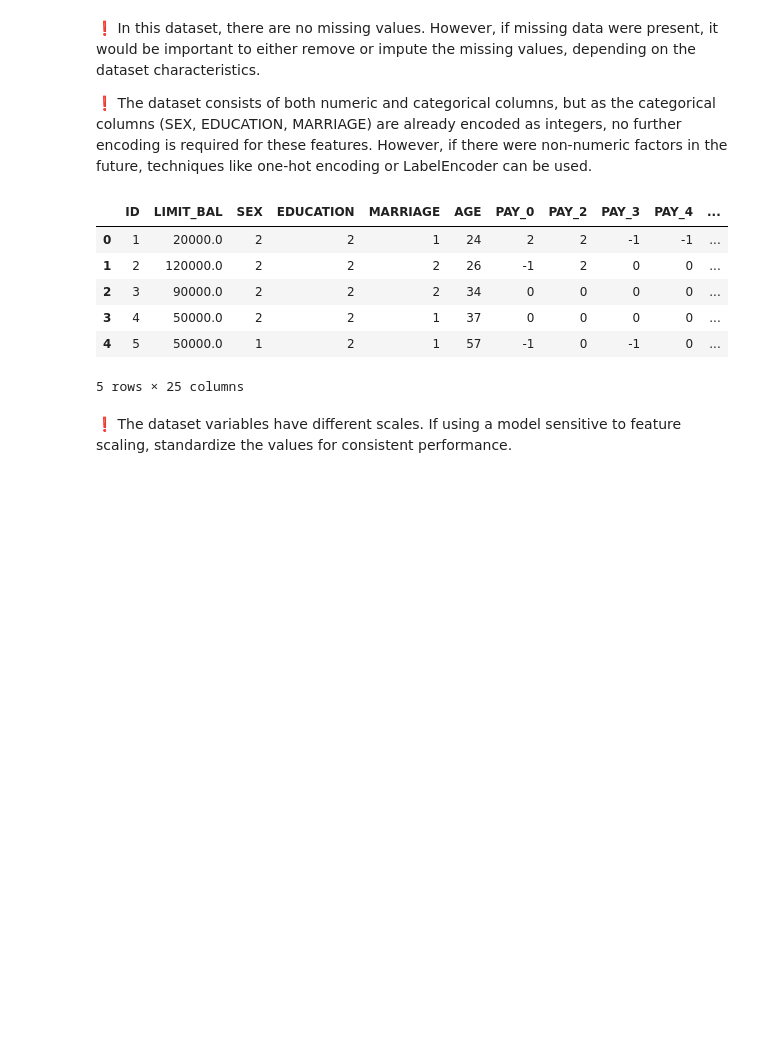
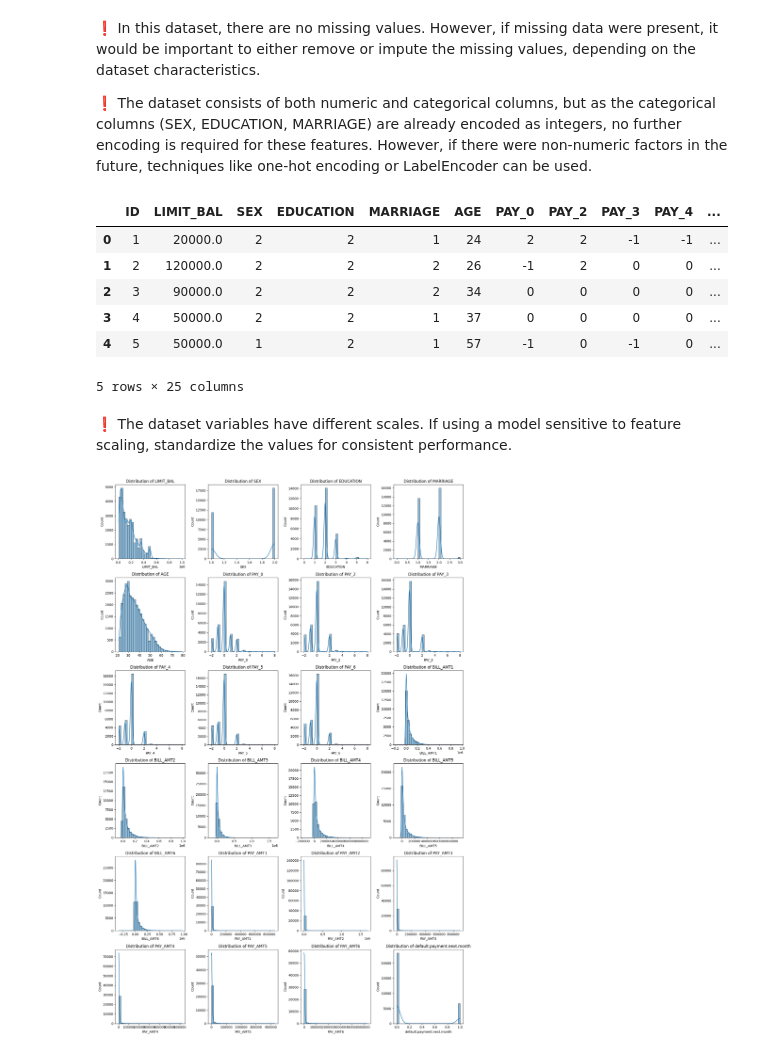
Before and after one commit to andrea-mar/credit_default_risk, a Jupyter notebook: credit_risk_model.ipynb, the cells around one changed output. Cells and saved outputs as stored; diff of their text form; code cells hidden in the pictures; blank space fills up the shorter version.

Commit message:
data exploration and train-test split

```diff
--- a/credit_risk_model.ipynb
+++ b/credit_risk_model.ipynb
@@ -257,23 +254,25 @@ data.head()
 # %%
 import matplotlib.pyplot as plt
 import seaborn as sns
 import pandas as pd
 
 # Assuming the dataset is in a DataFrame called df
 # Exclude the 'ID' column
-df_no_id = df.drop(columns=['ID'])
+df_no_id = data.drop(columns=['ID'])
 
 # Create a grid plot for all columns in the dataset (excluding 'ID')
 num_columns = len(df_no_id.columns)
 n_rows = (num_columns + 3) // 4  # To arrange in a grid with 4 columns
 
 plt.figure(figsize=(16, 4 * n_rows))
 
 # Loop through each column and plot its distribution
 for i, column in enumerate(df_no_id.columns):
     plt.subplot(n_rows, 4, i + 1)
     sns.histplot(df_no_id[column], kde=True, bins=30)
     plt.title(f'Distribution of {column}')
 
 plt.tight_layout()
 plt.show()
+# %% [output]
+[figure, added]
```
Also changed, not shown: parts of 16 cells of this notebook.
